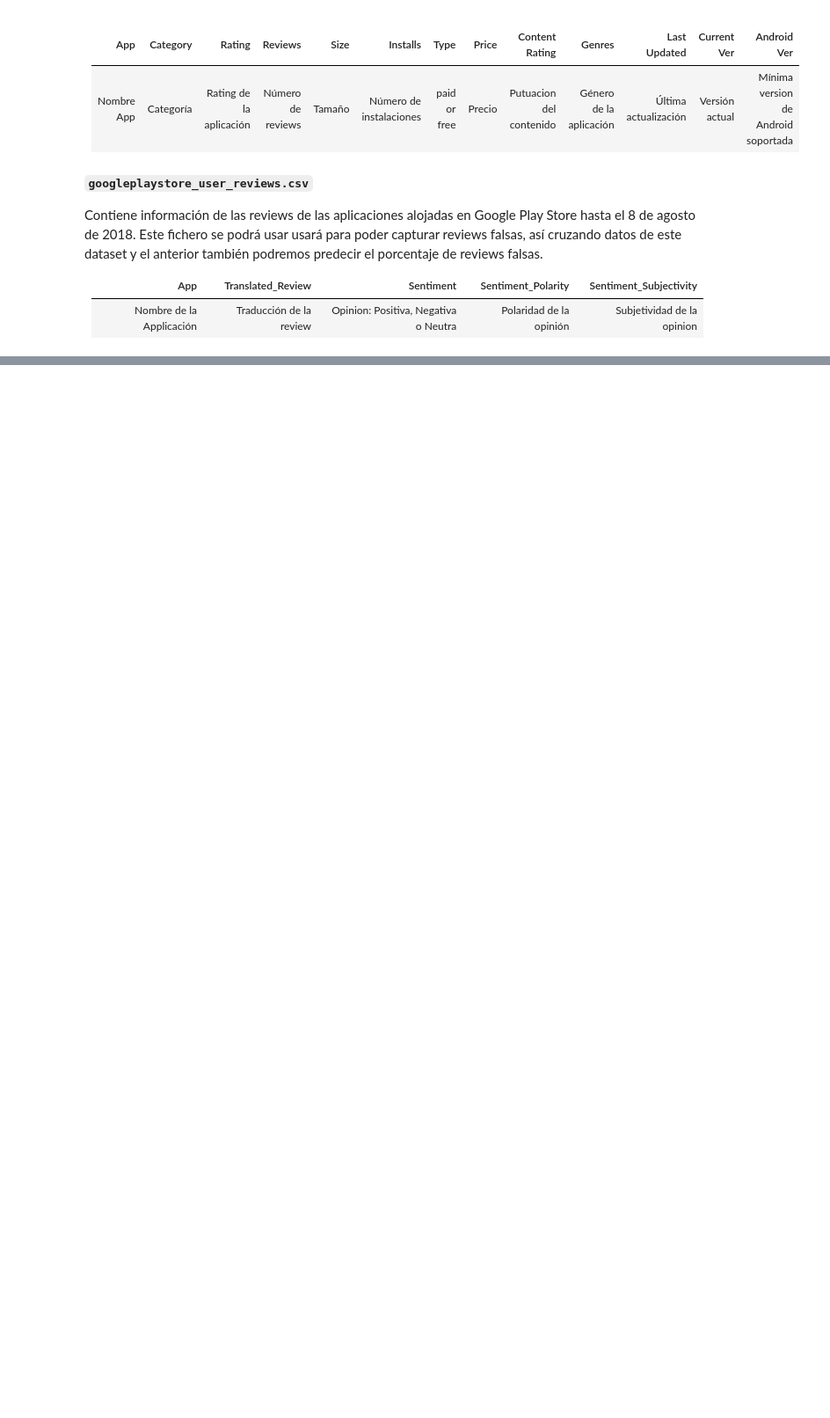
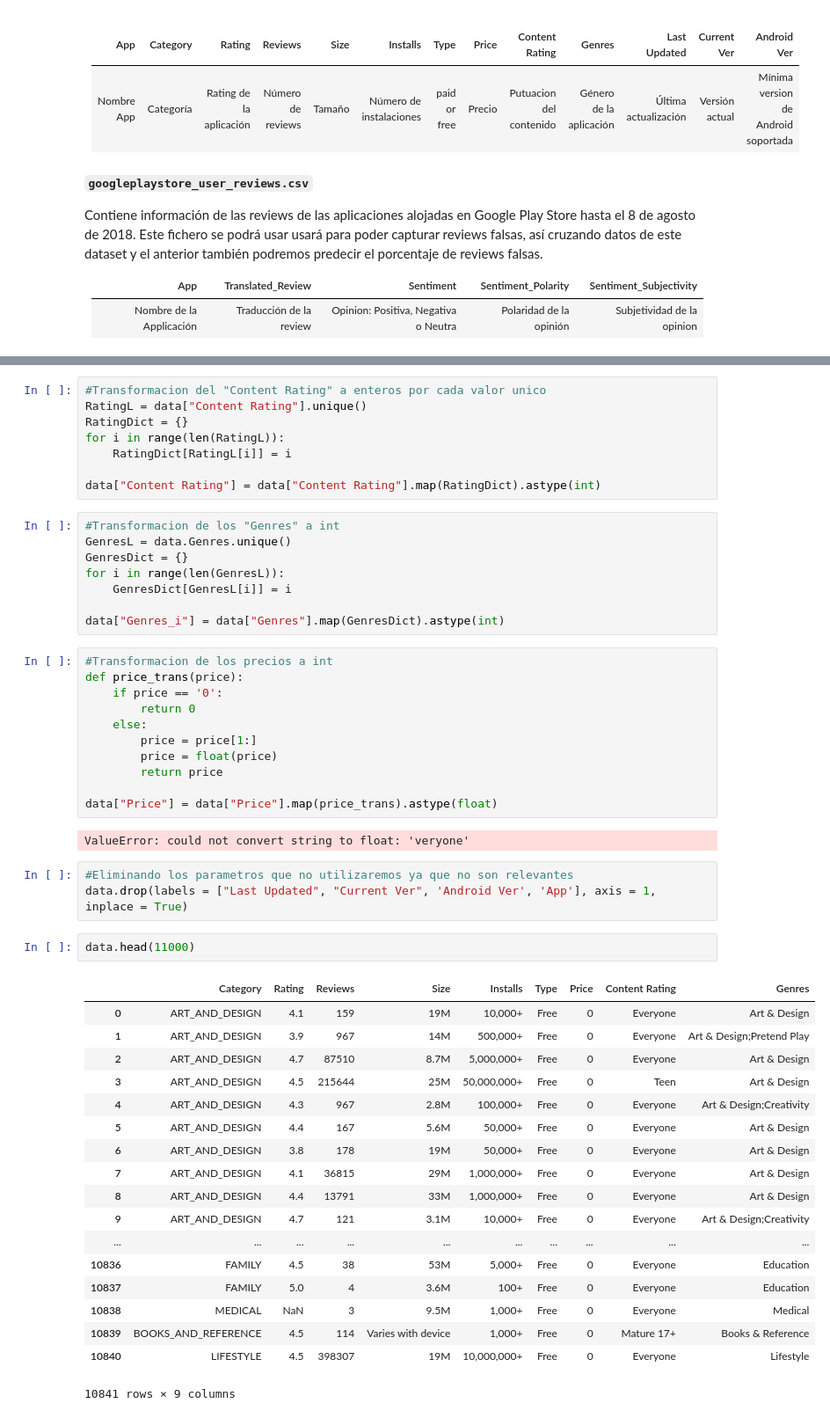
Before and after one commit to Filinouns/AAMD, a Jupyter notebook: PF/Práctica Final.ipynb, the cells around one changed output, grey strips where cells are left out. Shown at 88% size. Drawn from its saved outputs; the diff is of its cells as text; blank space fills up the shorter version.

Commit message:
Transformacion de los datos de entrada para poder usarlos mejor

```diff
--- a/PF/Práctica Final.ipynb
+++ b/PF/Práctica Final.ipynb
@@ -30,0 +123,53 @@ Contiene información de las reviews de las aplicaciones alojadas en Google Play
+# %%
+#Transformacion del "Content Rating" a enteros por cada valor unico
+RatingL = data["Content Rating"].unique()
+RatingDict = {}
+for i in range(len(RatingL)):
+    RatingDict[RatingL[i]] = i
+
+data["Content Rating"] = data["Content Rating"].map(RatingDict).astype(int)
+# %%
+#Transformacion de los "Genres" a int
+GenresL = data.Genres.unique()
+GenresDict = {}
+for i in range(len(GenresL)):
+    GenresDict[GenresL[i]] = i
+
+data["Genres_i"] = data["Genres"].map(GenresDict).astype(int)
+# %%
+#Transformacion de los precios a int
+def price_trans(price):
+    if price == '0':
+        return 0
+    else:
+        price = price[1:]
+        price = float(price)
+        return price
+
+data["Price"] = data["Price"].map(price_trans).astype(float)
+# %% [output]
+ValueError: could not convert string to float: 'veryone'
+# %%
+#Eliminando los parametros que no utilizaremos ya que no son relevantes
+data.drop(labels = ["Last Updated", "Current Ver", 'Android Ver', 'App'], axis = 1, inplace = True)
+# %%
+data.head(11000)
+# %% [output]
+|  | Category | Rating | Reviews | Size | Installs | Type | Price | Content Rating | Genres |
+| 0 | ART_AND_DESIGN | 4.1 | 159 | 19M | 10,000+ | Free | 0 | Everyone | Art & Design |
+| 1 | ART_AND_DESIGN | 3.9 | 967 | 14M | 500,000+ | Free | 0 | Everyone | Art & Design;Pretend Play |
+| 2 | ART_AND_DESIGN | 4.7 | 87510 | 8.7M | 5,000,000+ | Free | 0 | Everyone | Art & Design |
+| 3 | ART_AND_DESIGN | 4.5 | 215644 | 25M | 50,000,000+ | Free | 0 | Teen | Art & Design |
+| 4 | ART_AND_DESIGN | 4.3 | 967 | 2.8M | 100,000+ | Free | 0 | Everyone | Art & Design;Creativity |
+| 5 | ART_AND_DESIGN | 4.4 | 167 | 5.6M | 50,000+ | Free | 0 | Everyone | Art & Design |
+| 6 | ART_AND_DESIGN | 3.8 | 178 | 19M | 50,000+ | Free | 0 | Everyone | Art & Design |
+| 7 | ART_AND_DESIGN | 4.1 | 36815 | 29M | 1,000,000+ | Free | 0 | Everyone | Art & Design |
+| 8 | ART_AND_DESIGN | 4.4 | 13791 | 33M | 1,000,000+ | Free | 0 | Everyone | Art & Design |
+| 9 | ART_AND_DESIGN | 4.7 | 121 | 3.1M | 10,000+ | Free | 0 | Everyone | Art & Design;Creativity |
+| ... | ... | ... | ... | ... | ... | ... | ... | ... | ... |
+| 10836 | FAMILY | 4.5 | 38 | 53M | 5,000+ | Free | 0 | Everyone | Education |
+| 10837 | FAMILY | 5.0 | 4 | 3.6M | 100+ | Free | 0 | Everyone | Education |
+| 10838 | MEDICAL | NaN | 3 | 9.5M | 1,000+ | Free | 0 | Everyone | Medical |
+| 10839 | BOOKS_AND_REFERENCE | 4.5 | 114 | Varies with device | 1,000+ | Free | 0 | Mature 17+ | Books & Reference |
+| 10840 | LIFESTYLE | 4.5 | 398307 | 19M | 10,000,000+ | Free | 0 | Everyone | Lifestyle |
+10841 rows × 9 columns
```
Also changed, not shown: parts of 11 cells of this notebook.
